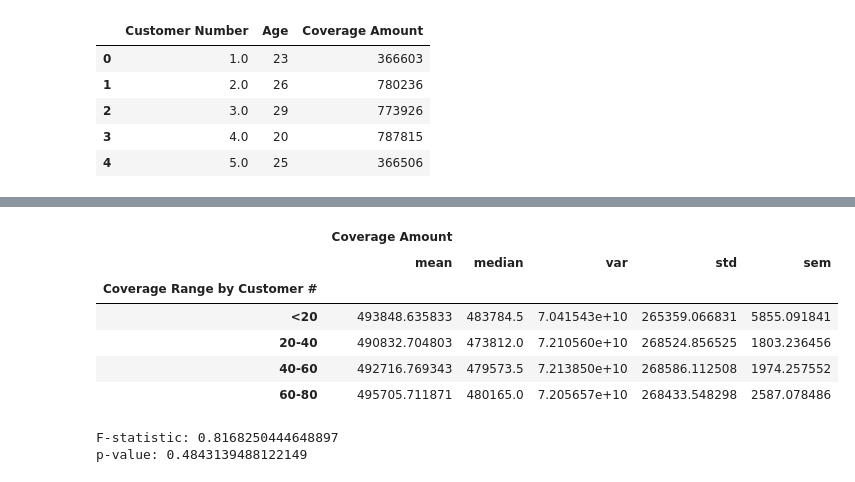
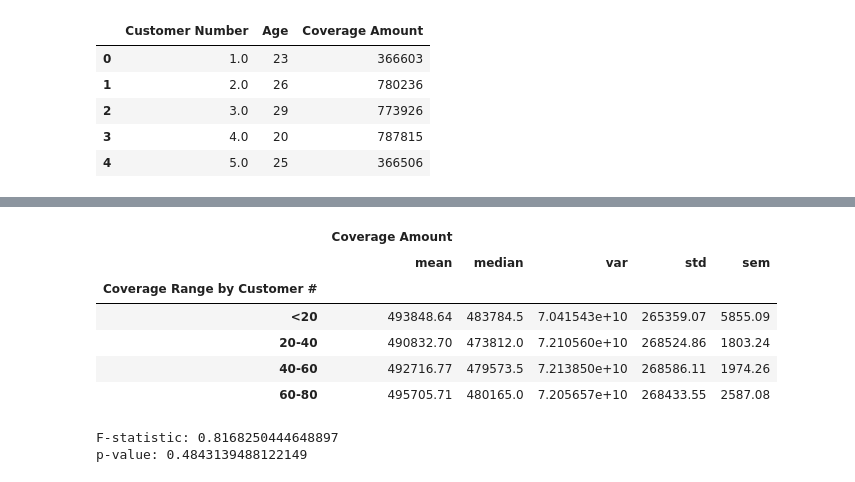
Before and after one commit to cecestreet/UCB-Project-One, a Jupyter notebook: Customer_Segmentation_Analysis_Group.ipynb, the cells around one changed output, grey strips where cells are left out. Saved outputs shown, nothing was run; the diff lists cells and outputs as text; code cells hidden in the pictures.

```diff
--- a/Customer_Segmentation_Analysis_Group.ipynb
+++ b/Customer_Segmentation_Analysis_Group.ipynb
@@ -456,19 +512,21 @@ Customer_Num.head()
 # %%
 # Convert "Coverage Amount" column to numeric dtype
 Customer_Num["Coverage Amount"] = pd.to_numeric(Customer_Num["Coverage Amount"], errors='coerce')
 
 # Group by "Coverage Range by Customer #" and calculate the mean of numeric values in "Coverage Amount" column
 age_bracket_coverage = Customer_Num.groupby("Coverage Range by Customer #").agg({'Coverage Amount': ['mean', 'median', 'var', 'std', 'sem']})
 
+age_bracket_coverage = age_bracket_coverage.round(2)
+
 age_bracket_coverage
 # %% [output]
 |  | Coverage Amount |  |  |  |  |
 |  | mean | median | var | std | sem |
 | Coverage Range by Customer # |  |  |  |  |  |
-| <20 | 493848.635833 | 483784.5 | 7.041543e+10 | 265359.066831 | 5855.091841 |
-| 20-40 | 490832.704803 | 473812.0 | 7.210560e+10 | 268524.856525 | 1803.236456 |
-| 40-60 | 492716.769343 | 479573.5 | 7.213850e+10 | 268586.112508 | 1974.257552 |
-| 60-80 | 495705.711871 | 480165.0 | 7.205657e+10 | 268433.548298 | 2587.078486 |
+| <20 | 493848.64 | 483784.5 | 7.041543e+10 | 265359.07 | 5855.09 |
+| 20-40 | 490832.70 | 473812.0 | 7.210560e+10 | 268524.86 | 1803.24 |
+| 40-60 | 492716.77 | 479573.5 | 7.213850e+10 | 268586.11 | 1974.26 |
+| 60-80 | 495705.71 | 480165.0 | 7.205657e+10 | 268433.55 | 2587.08 |
 # %%
 # Perform the ANOVA
 
```
Also changed, not shown: parts of 17 cells of this notebook, 14 other files.
